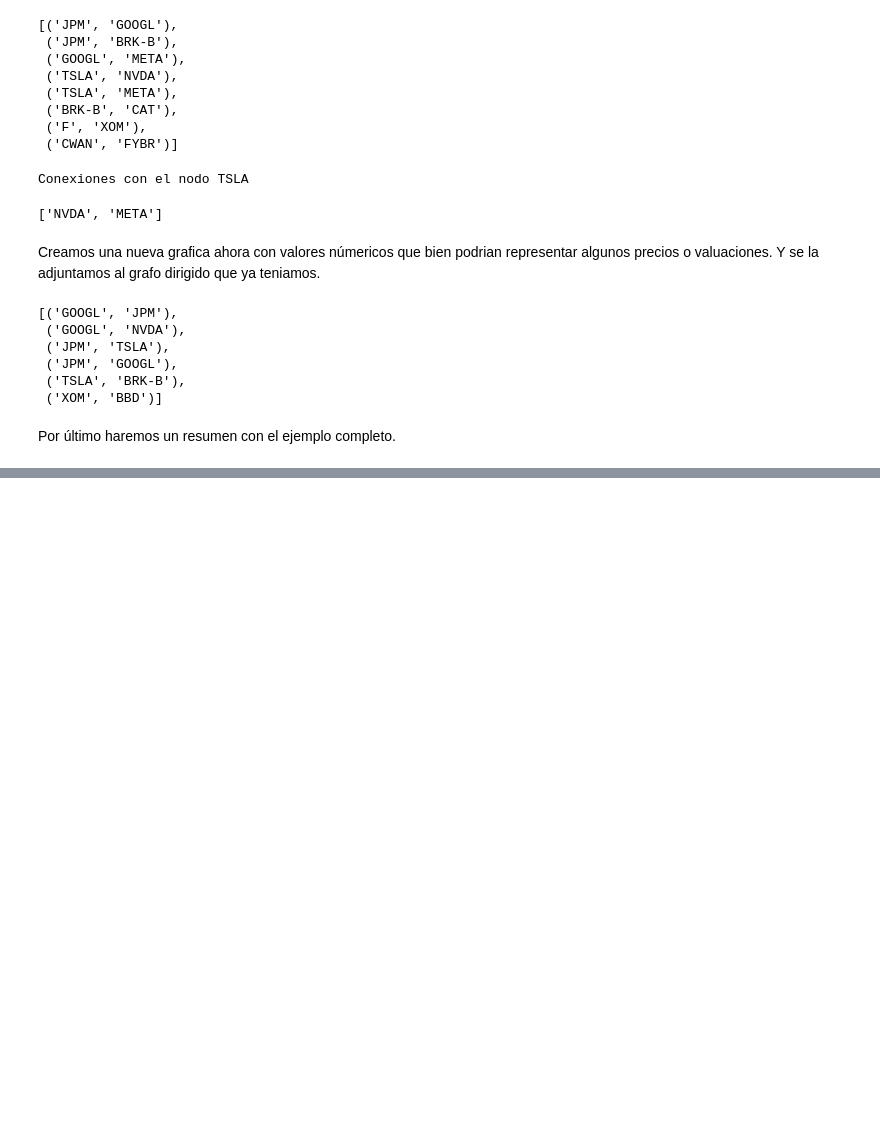
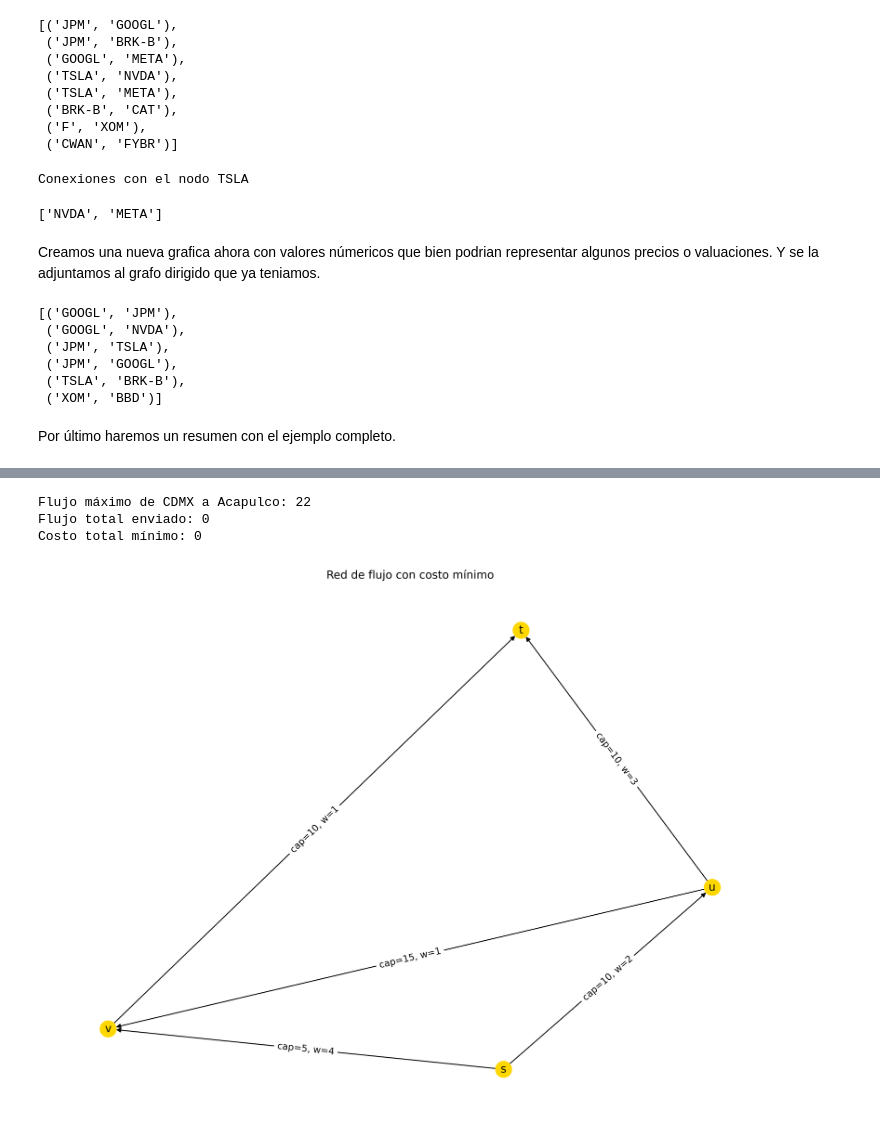
Before and after one commit to Yoyo1505/Noriega-Zaldiavr-Jorge-Armando_INV_OPS, a Jupyter notebook: NetworkX_Tutorial.ipynb, the cells around one changed output, grey strips where cells are left out. Cells and saved outputs as stored; diff of their text form; code cells hidden in the pictures; blank space fills up the shorter version.

```diff
--- a/NetworkX_Tutorial.ipynb
+++ b/NetworkX_Tutorial.ipynb
@@ -371,0 +542,64 @@ Longitud del camino más corto: 0.7
+# %%
+capacidad = {
+    (0, 1): 15, (0, 2): 10,   # CDMX->Monterrey, CDMX->Chihuahua
+    (1, 3): 12, (2, 1): 5,
+    (2, 4): 10, (3, 2): 7,
+    (3, 4): 20
+}
+
+def ford_fulkerson(fuente, sumidero):
+    flujo = 0
+    # Creamos grafo residual
+    residual = dict(capacidad)
+
+    def dfs(u, t, f, visitados):
+        if u == t:
+            return f
+        visitados.add(u)
+        for v in range(len(ciudades)):
+            if (u, v) in residual and residual[(u, v)] > 0 and v not in visitados:
+                minimo = dfs(v, t, min(f, residual[(u, v)]), visitados)
+                if minimo > 0:
+                    residual[(u, v)] -= minimo
+                    residual[(v, u)] = residual.get((v, u), 0) + minimo
+                    return minimo
+        return 0
+
+    while True:
+        visitados = set()
+        aumento = dfs(fuente, sumidero, float("inf"), visitados)
+        if aumento == 0:
+            break
+        flujo += aumento
+    return flujo
+
+fuente, sumidero = 0, 4  # CDMX -> Acapulco
+max_flujo = ford_fulkerson(fuente, sumidero)
+print(f"Flujo máximo de {ciudades[fuente]} a {ciudades[sumidero]}: {max_flujo}")
+
+F = nx.DiGraph()
+F.add_edge("s", "u", capacity=10, weight=2)
+F.add_edge("s", "v", capacity=5, weight=4)
+F.add_edge("u", "v", capacity=15, weight=1)
+F.add_edge("u", "t", capacity=10, weight=3)
+F.add_edge("v", "t", capacity=10, weight=1)
+
+flow_dict = nx.min_cost_flow(F)
+flow_value = sum(flow_dict["s"].values())
+flow_cost = nx.cost_of_flow(F, flow_dict)
+print("Flujo total enviado:", flow_value)
+print("Costo total mínimo:", flow_cost)
+
+# Dibujar grafo con capacidades
+pos = nx.spring_layout(F, seed=42)
+plt.figure(figsize=(11,8),dpi=350)
+nx.draw(F, pos, with_labels=True, node_color="gold")
+edge_labels = {(u,v): f"cap={d['capacity']}, w={d['weight']}" for u,v,d in F.edges(data=True)}
+nx.draw_networkx_edge_labels(F, pos, edge_labels=edge_labels)
+plt.title("Red de flujo con costo mínimo")
+plt.show()
+# %% [output]
+Flujo máximo de CDMX a Acapulco: 22
+Flujo total enviado: 0
+Costo total mínimo: 0
+[figure, added]
```
Also changed, not shown: parts of 9 cells of this notebook.
